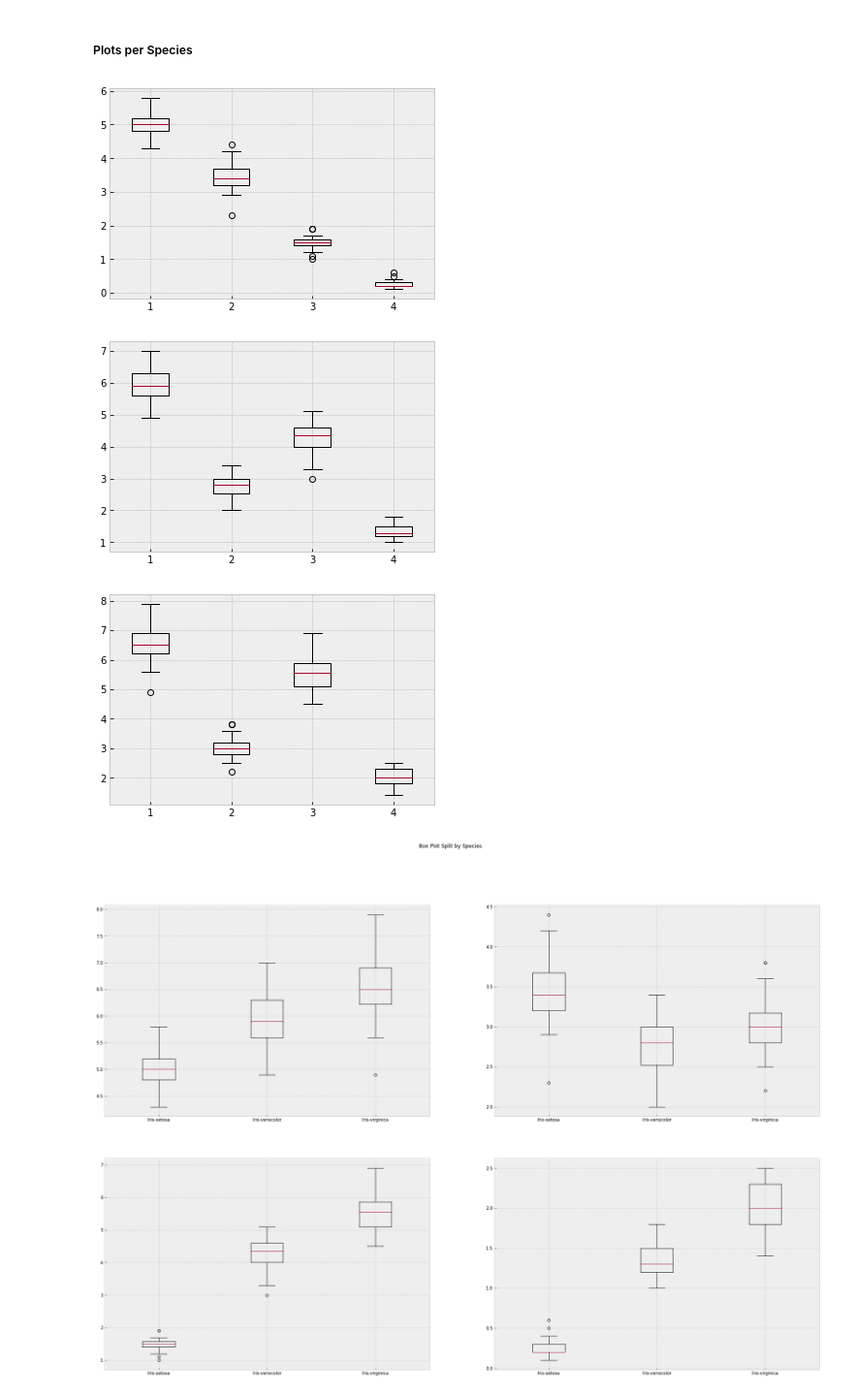
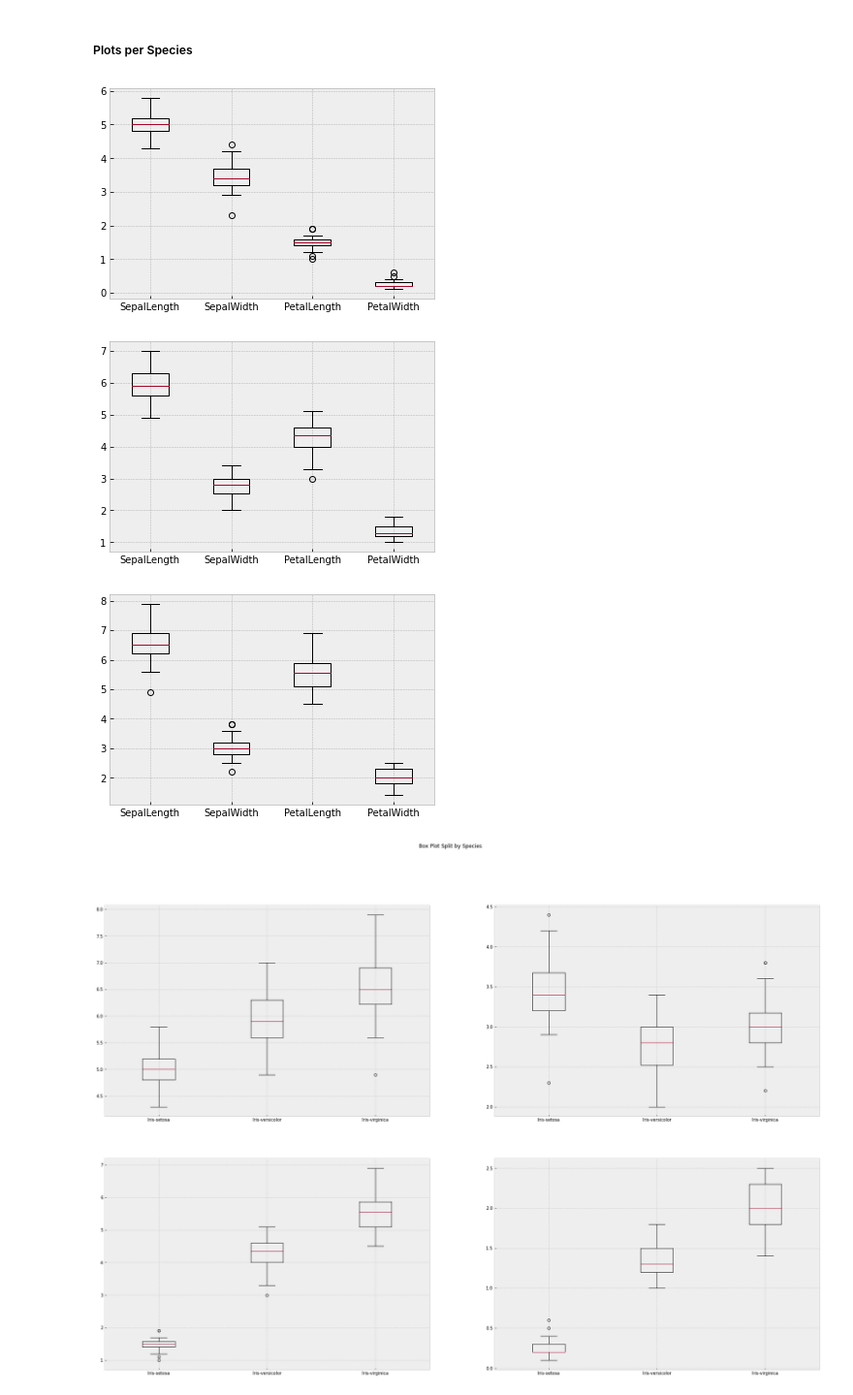
Before and after one commit to ShanePAustin/fundamentals-of-data-analysis, a Jupyter notebook: pyplot.ipynb, the cells around one changed output. Shown at 97% size. Drawn from its saved outputs; the diff is of its cells as text; code cells hidden in the pictures.

```diff
--- a/pyplot.ipynb
+++ b/pyplot.ipynb
@@ -569,19 +576,22 @@ virginica = virginica.drop('Species', axis=1)
 # %%
 #Plot for Setosa
 plt.boxplot(setosa)
+plt.xticks(ticks, labels)
 plt.show()
 # %% [output]
-[figure, old version]
+[figure, new version]
 # %%
 plt.boxplot(versicolor)
+plt.xticks(ticks, labels)
 plt.show()
 # %% [output]
-[figure, old version]
+[figure, new version]
 # %%
 plt.boxplot(virginica)
+plt.xticks(ticks, labels)
 plt.show()
 # %% [output]
-[figure, old version]
+[figure, new version]
 # %%
 setosaSL = setosa['SepalLength']
 versicolorSL = versicolor['SepalLength']
```
Also changed, not shown: parts of 4 cells of this notebook.
